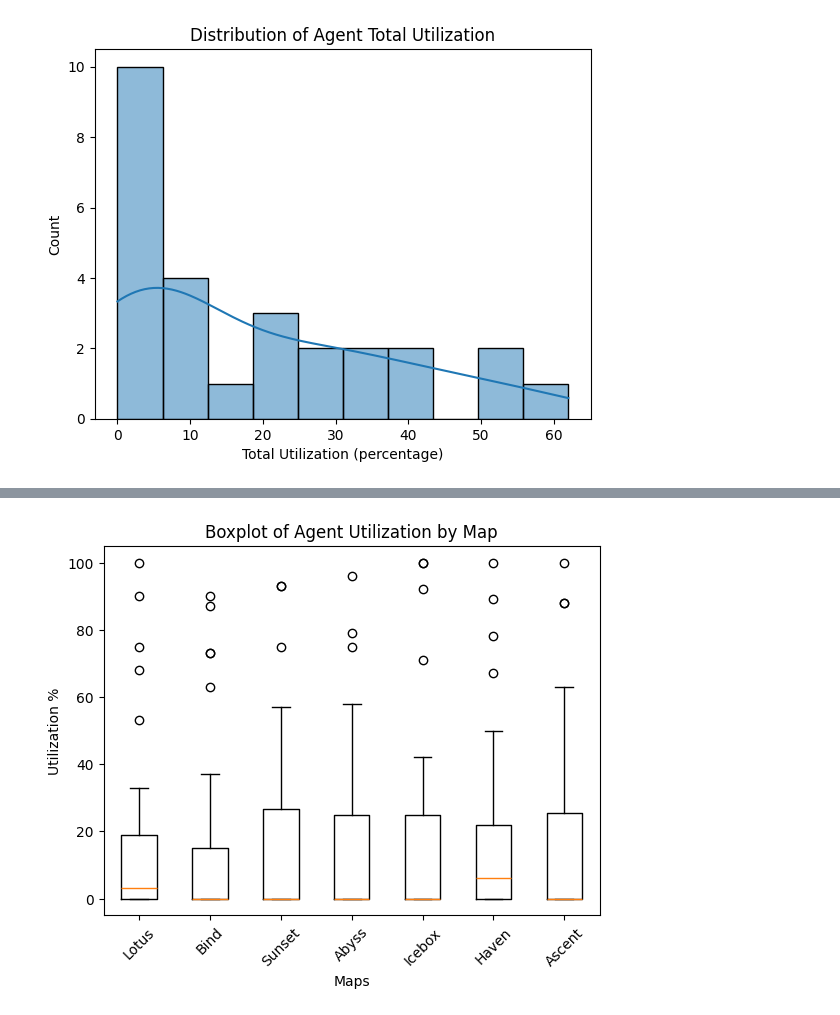
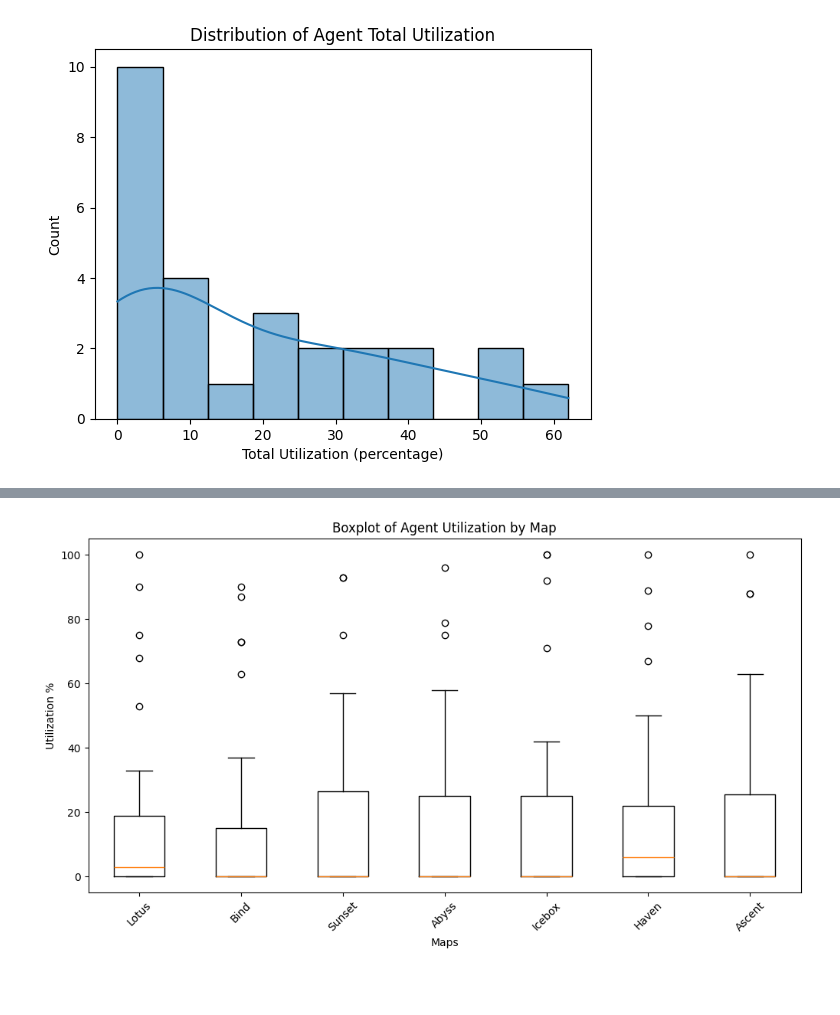
Before and after one commit to Piyush86kumar/Valorant-Champions-2024-Analysis, a Jupyter notebook: Agents_stats.ipynb, the cells around one changed output, grey strips where cells are left out. Cells and saved outputs as stored; diff of their text form; code cells hidden in the pictures; blank space fills up the shorter version.

```diff
--- a/Agents_stats.ipynb
+++ b/Agents_stats.ipynb
@@ -57,6 +82,7 @@ plt.show()
 # %%
 map_cols =[c for c in agent_stats_df.columns if c not in ['agent_name', 'total_utilization']]
-sns.heatmap(agent_stats_df.set_index('agent_name')[map_cols],cmap = 'YlGnBu', linewidths= 0.5, linecolor= 'gray',cbar_kws= {'label' : "Utilization %"})
+plt.figure(figsize=(12, 10))
+sns.heatmap(agent_stats_df.set_index('agent_name')[map_cols].fillna(0),cmap = 'YlGnBu', linewidths= 0.5, linecolor= 'gray',cbar_kws= {'label' : "Utilization %"})
 plt.title('Agent Utilization by Map')
 plt.xlabel('Map')
 plt.ylabel('Agent Name')
@@ -86,9 +96,10 @@ agent_stats_df
 # %%
-plt.boxplot(agent_stats_df[map_cols])
+plt.figure(figsize=(12, 6))
+plt.boxplot(agent_stats_df[map_cols].fillna(0).values)
 plt.xticks(ticks = range(1, len(map_cols) + 1), labels = map_cols, rotation = 45)
 plt.title("Boxplot of Agent Utilization by Map")
 plt.xlabel("Maps")
 plt.ylabel("Utilization %")
 plt.show()
 # %% [output]
-[figure, old version]
+[figure, new version]
```
Also changed, not shown: parts of 17 cells of this notebook, 6 other files.
